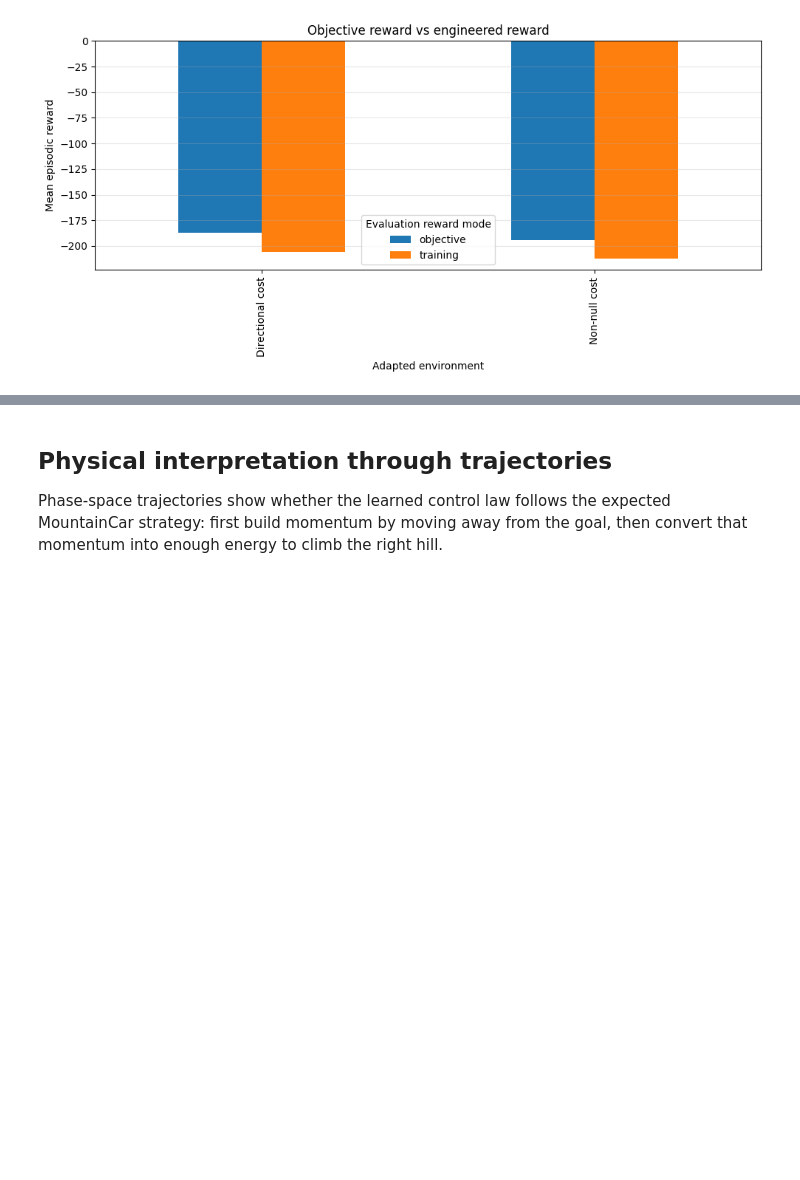
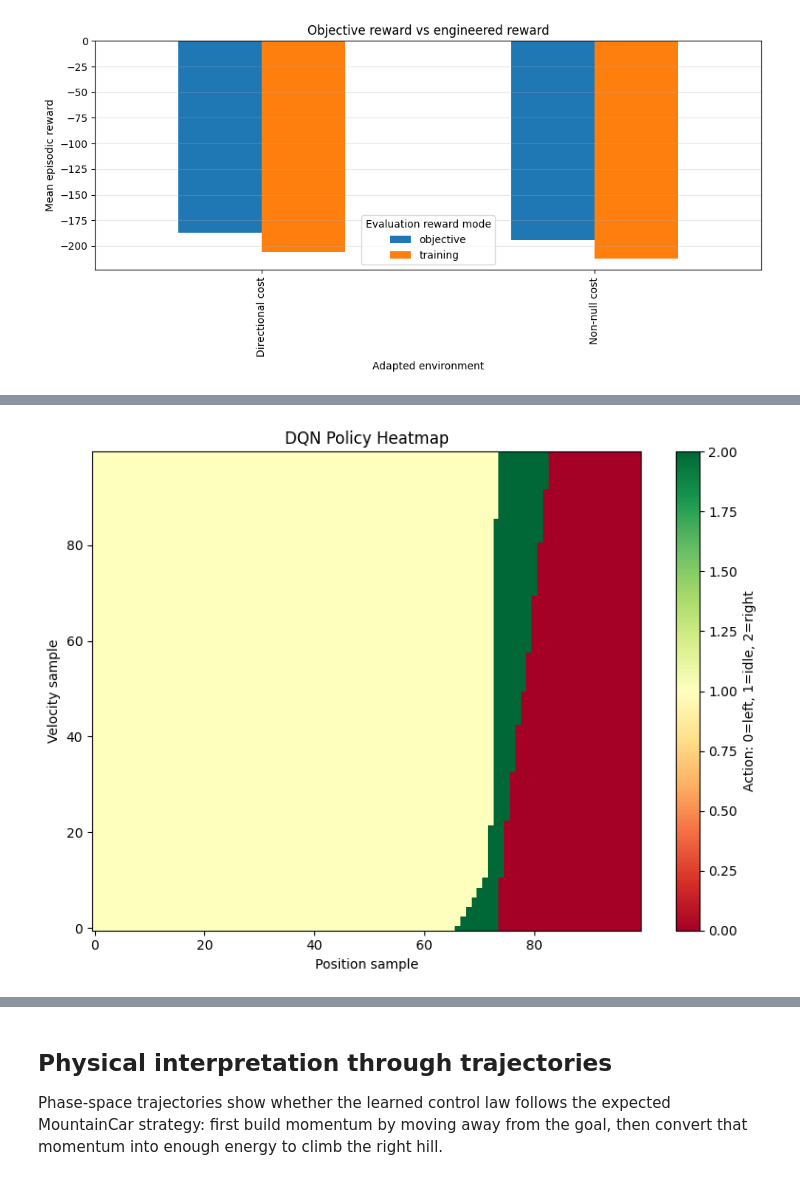
Before and after one commit to Jjanne/RLgroupproject, a Jupyter notebook: src/mountain_car.ipynb, the cells around one changed output, grey strips where cells are left out. Saved outputs shown, nothing was run; the diff lists cells and outputs as text; code cells hidden in the pictures; blank space fills up the shorter version.

```diff
--- a/src/mountain_car.ipynb
+++ b/src/mountain_car.ipynb
@@ -198,0 +211,8 @@ Image("results/part01/plots/reward_tradeoff.png")
+# %%
+dqn_artifact = artifacts["discrete_dqn"]
+fig, _ = plot_dqn_policy_heatmap(dqn_artifact["model"], None)
+os.makedirs("results/part01/plots", exist_ok=True)
+fig.savefig("results/part01/plots/dqn_policy_heatmap.png", bbox_inches="tight")
+Image("results/part01/plots/dqn_policy_heatmap.png")
+# %% [output]
+[figure, added]
```
Also changed, not shown: parts of 11 cells of this notebook.
